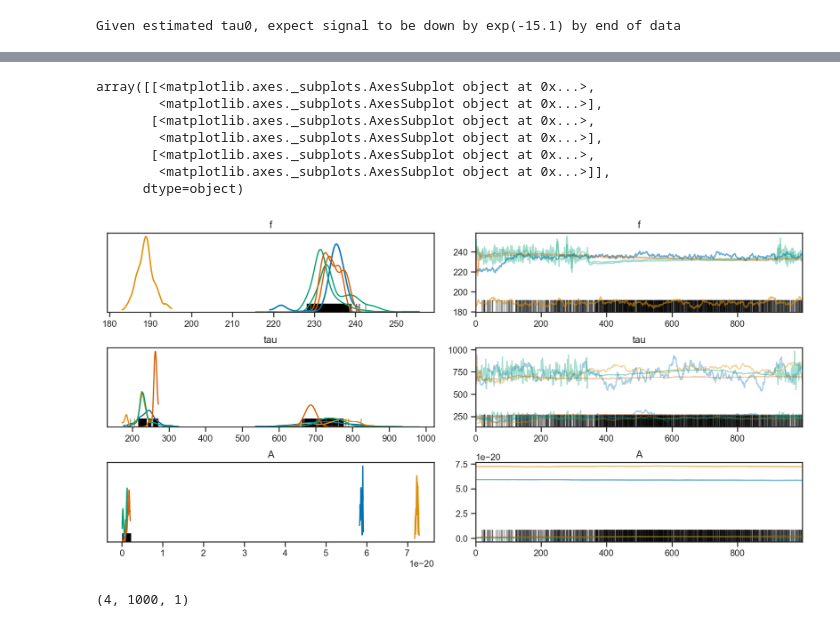
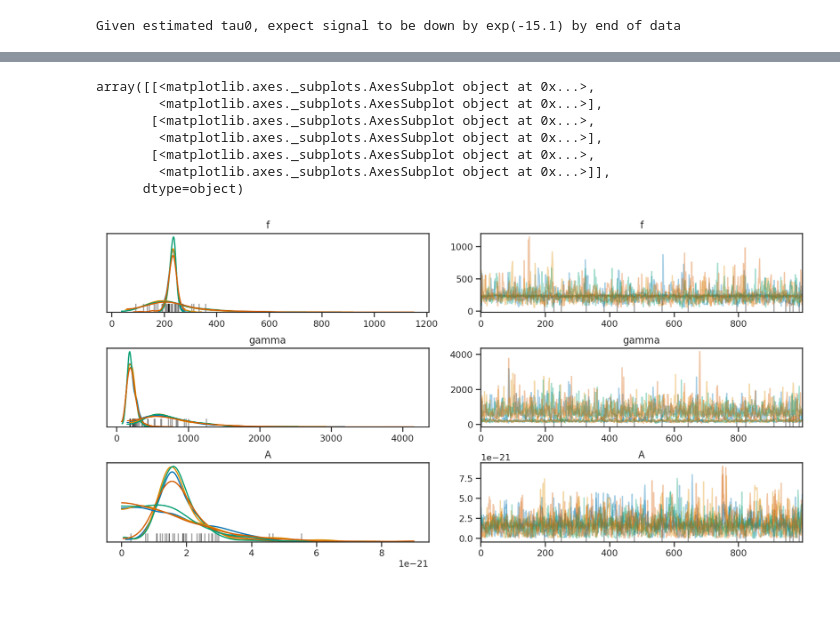
Before and after one commit to farr/ringdown, a Jupyter notebook: GW150914.ipynb, the cells around one changed output, grey strips where cells are left out. Saved outputs shown, nothing was run; the diff lists cells and outputs as text; code cells hidden in the pictures.

```diff
--- a/GW150914.ipynb
+++ b/GW150914.ipynb
@@ -118,12 +127,12 @@ chi0 = 0.69
 g220 = qnm.modes_cache(-2, 2, 2, 0)
 omega, _, _ = g220(a=chi0)
 f0 = real(omega)/(2*pi) * fref
-tau0 = abs(imag(omega)) * fref
+gamma0 = abs(imag(omega)) * fref
 
 g221 = qnm.modes_cache(-2, 2, 2, 1)
 omega, _, _ = g221(a=chi0)
 f1 = real(omega)/(2*pi) * fref
-tau1 = abs(imag(omega)) * fref
+gamma1 = abs(imag(omega)) * fref
 
 print('Given estimated tau0, expect signal to be down by exp(-{:.1f}) by end of data'.format(tau0*Tanalyze))
 # %% [output]
@@ -142,29 +151,26 @@ data = {
     'L': [HL, LL],
 
     'mu_logf': [log(f0), log(f1)],
-    'sigma_logf': [0.1, 0.1],
+    'sigma_logf': [0.5, 0.5],
 
-    'mu_logtau': [log(tau0), log(tau1)],
-    'sigma_logtau': [0.1, 0.1],
+    'mu_loggamma': [log(gamma0), log(gamma1)],
+    'sigma_loggamma': [0.5, 0.5],
 
-    'Amax': 1e-19
+    'Amax': 1e-20
 }
 # %%
-fit = model.sampling(data=data)
+n = 1
+fit = model.sampling(data=data, iter=n*2000, thin=n)
 # %%
 fit = az.convert_to_inference_data(fit)
 # %%
-az.plot_trace(fit, var_names=['f', 'tau', 'A', 'phi'], compact=True)
+az.plot_trace(fit, var_names=['f', 'gamma', 'A'], compact=True)
 # %% [output]
 array([[<matplotlib.axes._subplots.AxesSubplot object at 0x...>,
         <matplotlib.axes._subplots.AxesSubplot object at 0x...>],
        [<matplotlib.axes._subplots.AxesSubplot object at 0x...>,
         <matplotlib.axes._subplots.AxesSubplot object at 0x...>],
        [<matplotlib.axes._subplots.AxesSubplot object at 0x...>,
         <matplotlib.axes._subplots.AxesSubplot object at 0x...>]],
       dtype=object)
-[figure, old version]
+[figure, new version]
-# %%
-fit.posterior.f.values.shape
-# %% [output]
-(4, 1000, 1)
```
Also changed, not shown: parts of 15 cells of this notebook.
